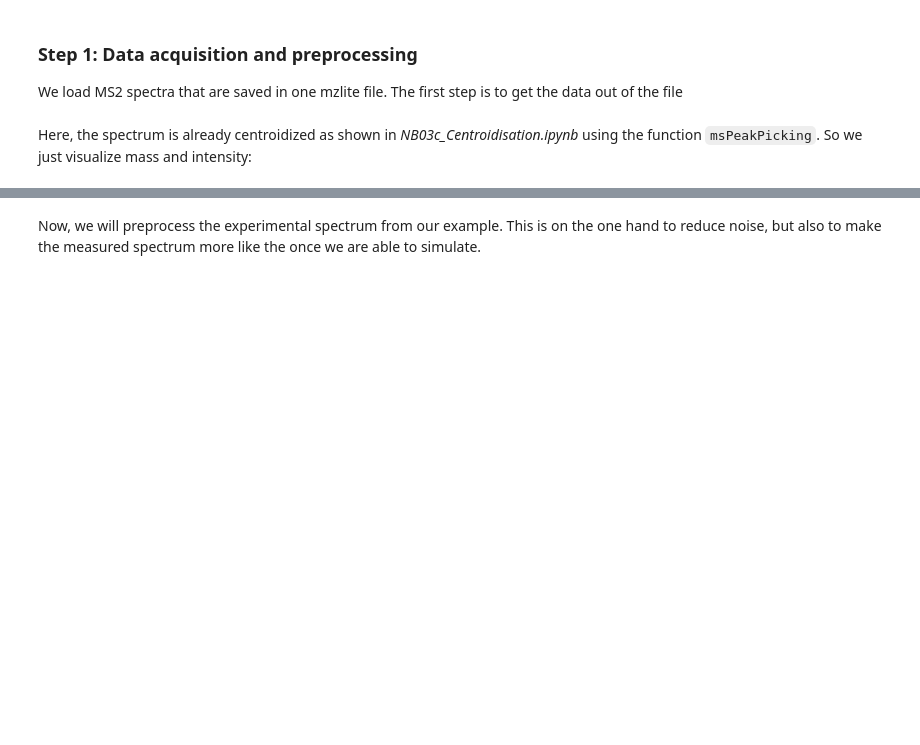
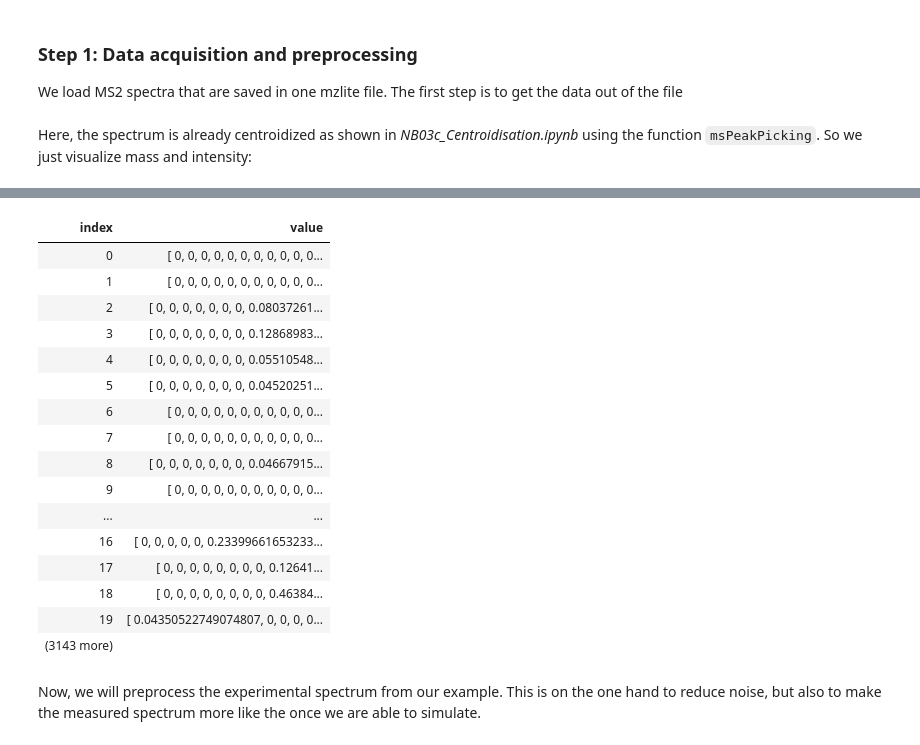
Before and after one commit to paulineHans/BIO-BTE-06-L-7, a Jupyter notebook: Notebooks/NB04b_Peptide_Identification.ipynb, the cells around one changed output, grey strips where cells are left out. Drawn from its saved outputs; the diff is of its cells as text; code cells hidden in the pictures; blank space fills up the shorter version.

```diff
--- a/Notebooks/NB04b_Peptide_Identification.ipynb
+++ b/Notebooks/NB04b_Peptide_Identification.ipynb
@@ -191,6 +173,44 @@ let ms2Chart =
 ms2Chart
 # %% [output]
 [interactive output not drawn]
+# %%
+// Code-Block 3
+
+let lowerScanLimit = 150.
+let upperScanLimit = 1000.
+
+let makingDataPretty =
+    extractData
+    |> Array.map snd
+
+let preprocessedIntesities =
+    makingDataPretty
+    |> Array.map (fun (x,y) ->
+        let normalization =
+            Mz.PeakArray.zip x y
+            |> (fun pa -> Mz.PeakArray.peaksToNearestUnitDaltonBinVector pa lowerScanLimit upperScanLimit)
+            |> (fun pa -> Mz.SequestLike.windowNormalizeIntensities pa 10)
+        normalization
+    )
+preprocessedIntesities
+# %% [output]
+| index | value |
+| 0 | [ 0, 0, 0, 0, 0, 0, 0, 0, 0, 0, 0... |
+| 1 | [ 0, 0, 0, 0, 0, 0, 0, 0, 0, 0, 0... |
+| 2 | [ 0, 0, 0, 0, 0, 0, 0, 0.08037261... |
+| 3 | [ 0, 0, 0, 0, 0, 0, 0, 0.12868983... |
+| 4 | [ 0, 0, 0, 0, 0, 0, 0, 0.05510548... |
+| 5 | [ 0, 0, 0, 0, 0, 0, 0, 0.04520251... |
+| 6 | [ 0, 0, 0, 0, 0, 0, 0, 0, 0, 0, 0... |
+| 7 | [ 0, 0, 0, 0, 0, 0, 0, 0, 0, 0, 0... |
+| 8 | [ 0, 0, 0, 0, 0, 0, 0, 0.04667915... |
+| 9 | [ 0, 0, 0, 0, 0, 0, 0, 0, 0, 0, 0... |
+| ... | ... |
+| 16 | [ 0, 0, 0, 0, 0, 0.23399661653233... |
+| 17 | [ 0, 0, 0, 0, 0, 0, 0, 0, 0.12641... |
+| 18 | [ 0, 0, 0, 0, 0, 0, 0, 0, 0.46384... |
+| 19 | [ 0.04350522749074807, 0, 0, 0, 0... |
+| (3143 more) |  |
 # %% [markdown]
 Now, we will preprocess the experimental spectrum from our example. This is on the one hand to reduce noise, but also to make
 the measured spectrum more like the once we are able to simulate.
```
Also changed, not shown: parts of 13 cells of this notebook.
